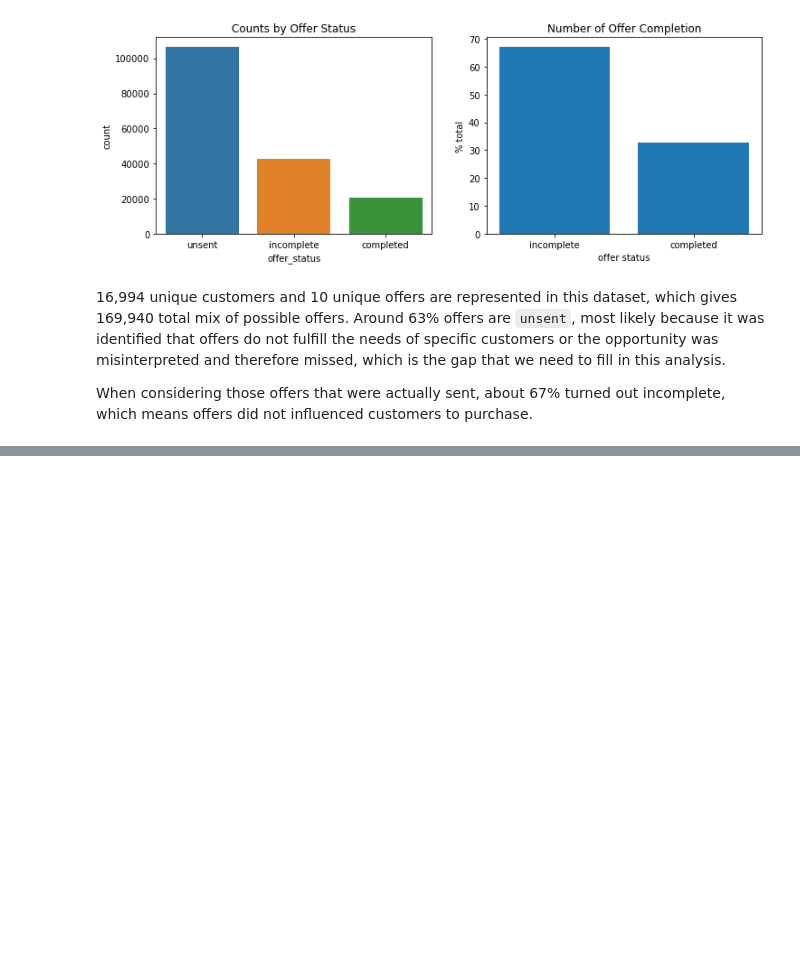
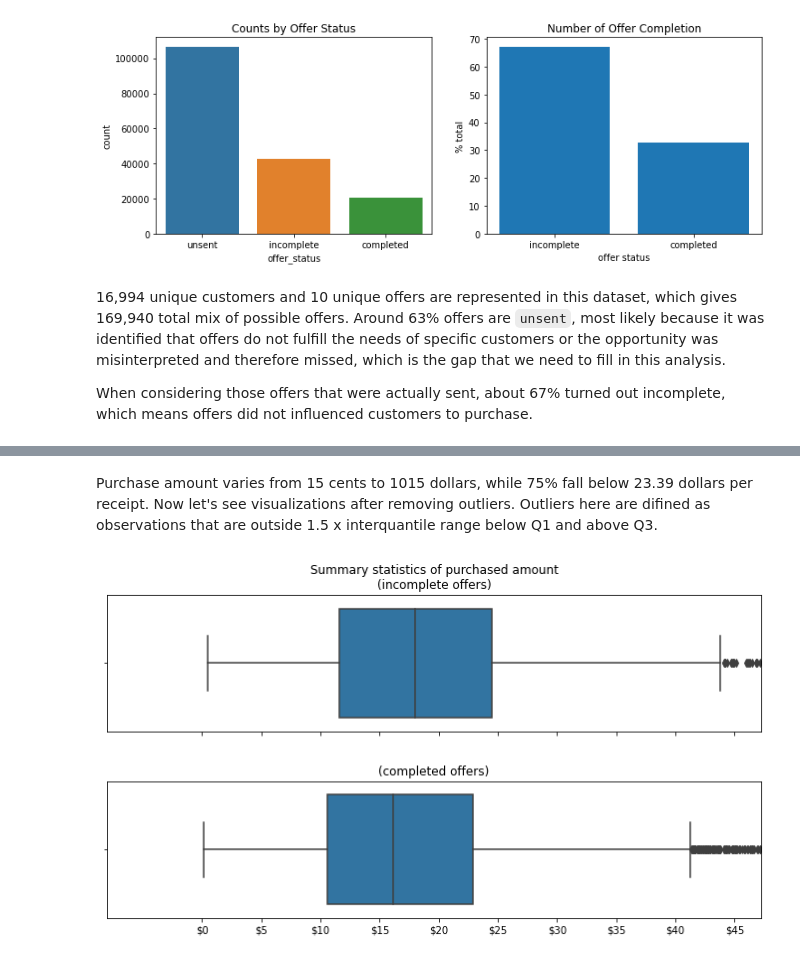
Before and after one commit to jasonsuk/ds-starbucks, a Jupyter notebook: Starbucks_Capstone_notebook.ipynb, the cells around one changed output, grey strips where cells are left out. Saved outputs shown, nothing was run; the diff lists cells and outputs as text; code cells hidden in the pictures; blank space fills up the shorter version.

```diff
--- a/Starbucks_Capstone_notebook.ipynb
+++ b/Starbucks_Capstone_notebook.ipynb
@@ -987,0 +1035,29 @@ When considering those offers that were actually sent, about 67% turned out inco
+# %% [markdown]
+Purchase amount varies from 15 cents to 1015 dollars, while 75% fall below 23.39 dollars per receipt. Now let's see visualizations after removing outliers. Outliers here are difined as observations that are outside 1.5 x interquantile range below Q1 and above Q3.
+# %%
+# Prepare for statistics
+Q1_purchased = transcript_labeled.amount.describe()['25%']
+Q3_purchased = transcript_labeled.amount.describe()['75%']
+IQR_purchased = Q3_purchased - Q1_purchased
+outlier_lower = Q1_purchased - 1.5 * IQR_purchased
+outlier_upper = Q3_purchased + 1.5 * IQR_purchased
+
+# Two box plot graphs
+# fig1: incomplete but putchased, fig2: completed
+
+fig, (ax1, ax2) = plt.subplots(2, 1, figsize=(10,6), sharex=True)
+fig1 = sns.boxplot(x=transcript_labeled[cond_incomplete].amount, ax=ax1);
+fig2 = sns.boxplot(x=transcript_labeled[~cond_incomplete].amount, ax=ax2);
+
+ax1.set(title='Summary statistics of purchased amount\n(incomplete offers)',xlabel='', ylabel='')
+ax2.set(title='(completed offers)', xlabel='', ylabel='')
+
+ax1.set_xticks(np.arange(0, 100, 5))
+ax1.set_xticklabels([f'${str(n)}' for n in np.arange(0, 100, 5)])
+ax1.set_xlim(outlier_lower, outlier_upper+5)
+
+plt.tight_layout(pad=3)
+
+plt.show()
+# %% [output]
+[figure, added]
```
Also changed, not shown: parts of 18 cells of this notebook.
